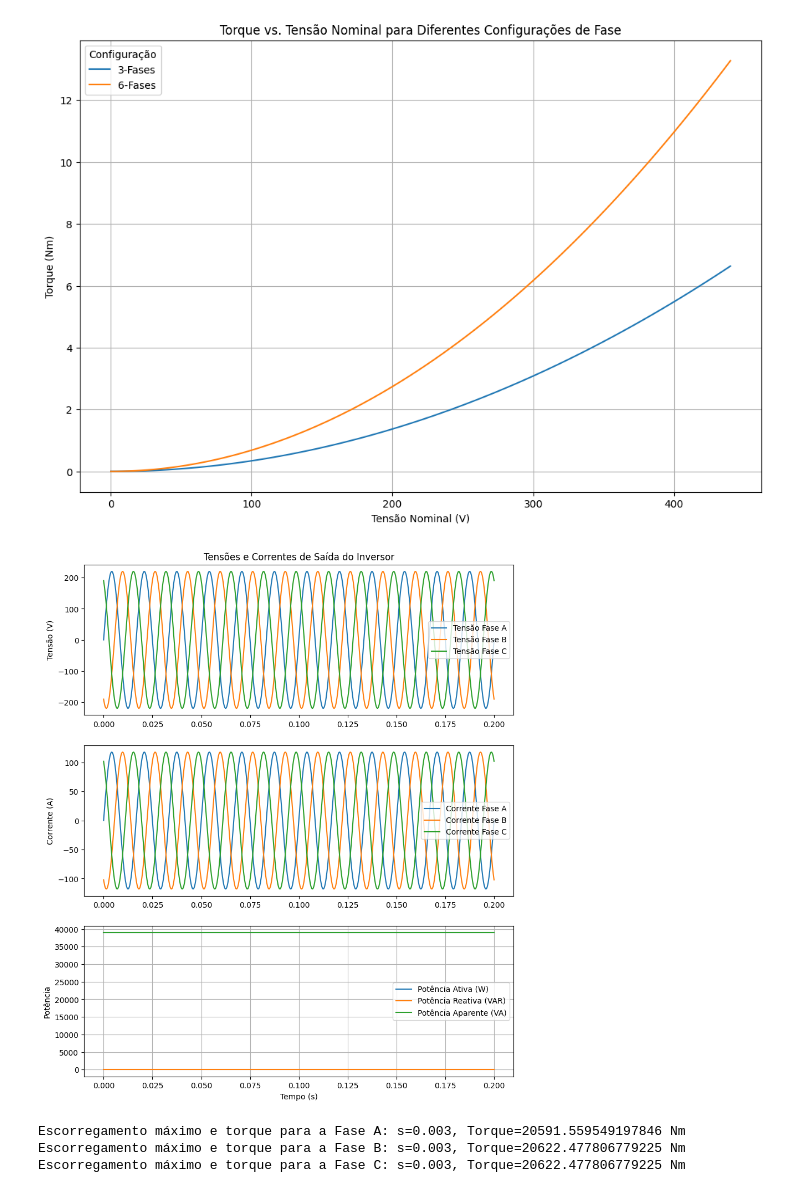
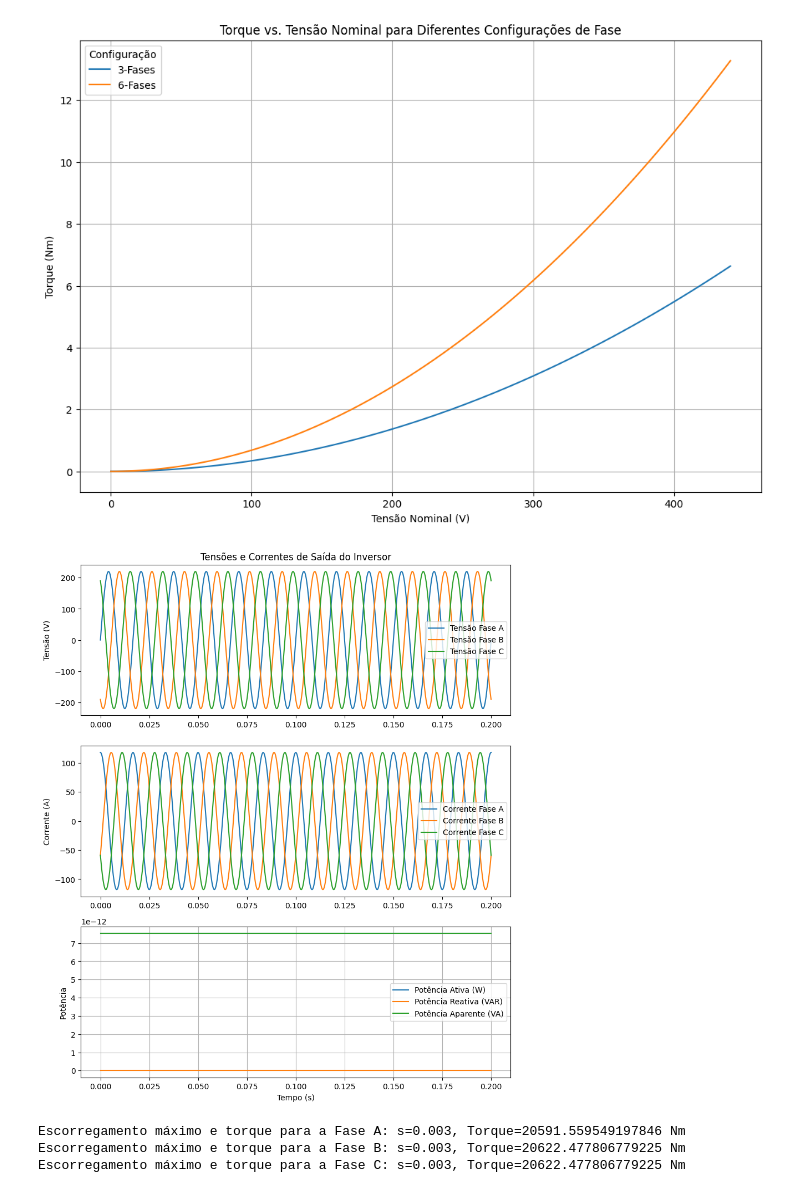
Before and after one commit to verg1lio/XangoER, a Jupyter notebook: Simulação_motor_gaiola.ipynb, the cells around one changed output. Drawn from its saved outputs; the diff is of its cells as text; code cells hidden in the pictures.

```diff
--- a/Simulação_motor_gaiola.ipynb
+++ b/Simulação_motor_gaiola.ipynb
@@ -149,9 +149,9 @@ class InversorWEGCFW300:
     def gerar_correntes_saida(self, t):
         # Utilizando a mesma forma das tensões, por simplicidade
         i_a, i_b, i_c = self.gerar_tensoes_saida(t)
-        i_a = self.i_dc * np.sin(self.omega * t - self.theta)
-        i_b = self.i_dc * np.sin(self.omega * t - self.theta - 2 * np.pi / 3)
-        i_c = self.i_dc * np.sin(self.omega * t - self.theta + 2 * np.pi / 3)
+        i_a = self.i_dc * np.sin(self.omega * t - self.theta + np.pi/2)
+        i_b = self.i_dc * np.sin(self.omega * t - self.theta - 2 * np.pi / 3 + np.pi/2)
+        i_c = self.i_dc * np.sin(self.omega * t - self.theta + 2 * np.pi / 3 + np.pi/2)
         return i_a, i_b, i_c
 
     def calcular_potencias(self, v_a, v_b, v_c, i_a, i_b, i_c):
@@ -184,34 +184,34 @@ v_a, v_b, v_c = inversor.gerar_tensoes_saida(t)
 i_a, i_b, i_c = inversor.gerar_correntes_saida(t)
 Pa, Q, S = inversor.calcular_potencias(v_a, v_b, v_c, i_a, i_b, i_c)
 
 plt.figure(figsize=(10, 12))
 plt.subplot(3, 1, 1)
 plt.plot(t, v_a, label='Tensão Fase A')
 plt.plot(t, v_b, label='Tensão Fase B')
 plt.plot(t, v_c, label='Tensão Fase C')
 plt.title('Tensões e Correntes de Saída do Inversor')
 plt.ylabel('Tensão (V)')
 plt.legend()
 
 plt.subplot(3, 1, 2)
 plt.plot(t, i_a, label='Corrente Fase A')
 plt.plot(t, i_b, label='Corrente Fase B')
 plt.plot(t, i_c, label='Corrente Fase C')
 plt.ylabel('Corrente (A)')
 plt.legend()
 
 plt.subplot(3, 1, 3)
 plt.plot(t, np.full_like(t, Pa), label='Potência Ativa (W)')
 plt.plot(t, np.full_like(t, Q), label='Potência Reativa (VAR)')
 plt.plot(t, np.full_like(t, S), label='Potência Aparente (VA)')
 plt.xlabel('Tempo (s)')
 plt.ylabel('Potência')
 plt.legend()
 
 plt.grid(True)
 plt.show()
 # %% [output]
-[figure, old version]
+[figure, new version]
 # %%
 import numpy as np
 import matplotlib.pyplot as plt
```
